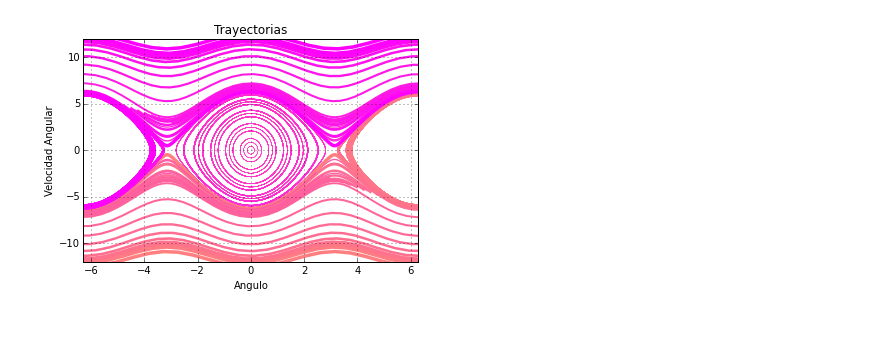
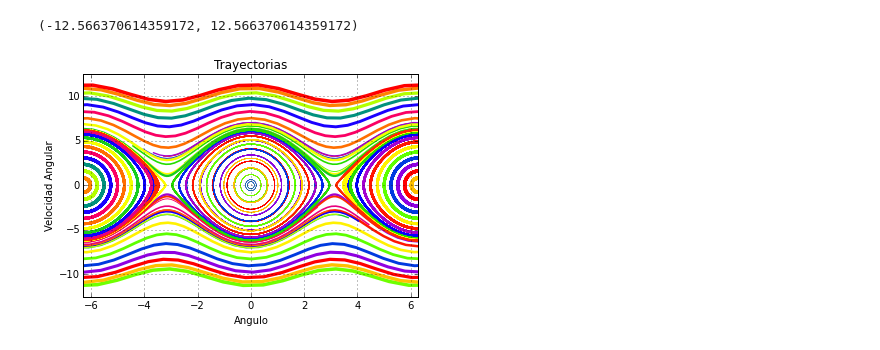
Before and after one commit to CarolinaVal/Computacional1, a Jupyter notebook: Actividad7/Actividad 7.ipynb, the cells around one changed output. Drawn from its saved outputs; the diff is of its cells as text; code cells hidden in the pictures.

```diff
--- a/Actividad7/Actividad 7.ipynb
+++ b/Actividad7/Actividad 7.ipynb
@@ -12,9 +12,9 @@ c = g/l
 
 
 #Codiciones Iniciales
-X_f1 =np.array([-4*np.pi,4*np.pi])
-X_f2 =np.array([-2*np.pi,2*np.pi])
-t = np.linspace(0,20,400)
+X_f1 =np.array([-3*np.pi,3*np.pi])
+X_f2 =np.array([-2*np.pi,np.pi*0])
+t = np.linspace(0,20,300)
 
 
 #Ecuacioncilla
@@ -23,36 +23,36 @@ def p (y, t, b, c):
     theta, omega = y
     dy_dt = [omega,-b*omega -c*np.sin(theta)]
     return dy_dt
 
 #Formatillo
 values  =np.linspace(-1.0,1.0,50)                # position of X0 between X_f0 and X_f1
-vcolors = plt.cm.spring_r(np.linspace(0.5, 1.0, len(values)))  # colors for each trajectory
+vcolors = plt.cm.prism(np.linspace(0.9, 0.0, len(values)))  # colors for each trajectory
+#vcolors8 = plt.cm.cool_r(np.linspace(0.5, 1.0, len(values)))  # colors for each trajectory
 
 plt.figure(2)
 
 
 for v, col in zip(values, vcolors):
     y0 = v * X_f1
 
     X = odeint(p, y0, t, args=(b,c))
     plt.plot( X[:,0], X[:,1], lw=3.5*v, color=col, label='X0=(%.f, %.f)' % ( y0[0], y0[1]) )
 
 
 for v, col in zip(values, vcolors):
     y1 = v * X_f2
     X1 = odeint(p, y1, t, args=(b,c))
     plt.plot( X1[:,0], X1[:,1], lw=3.5*v, color=col, label='X0=(%.f, %.f)' % ( y1[0], y1[1]) )
 
 
+
 #Estúpida gráfica hermosa
 plt.title('Trayectorias')
 plt.xlabel('Angulo')
 plt.ylabel('Velocidad Angular')
 plt.grid()
 plt.xlim(-2.0*np.pi,2.0*np.pi)
-plt.ylim(-12,12)
-
-
-plt.show()
+plt.ylim(-4*np.pi,4*np.pi)
 # %% [output]
+(-12.566370614359172, 12.566370614359172)
-[figure, old version]
+[figure, new version]
```
